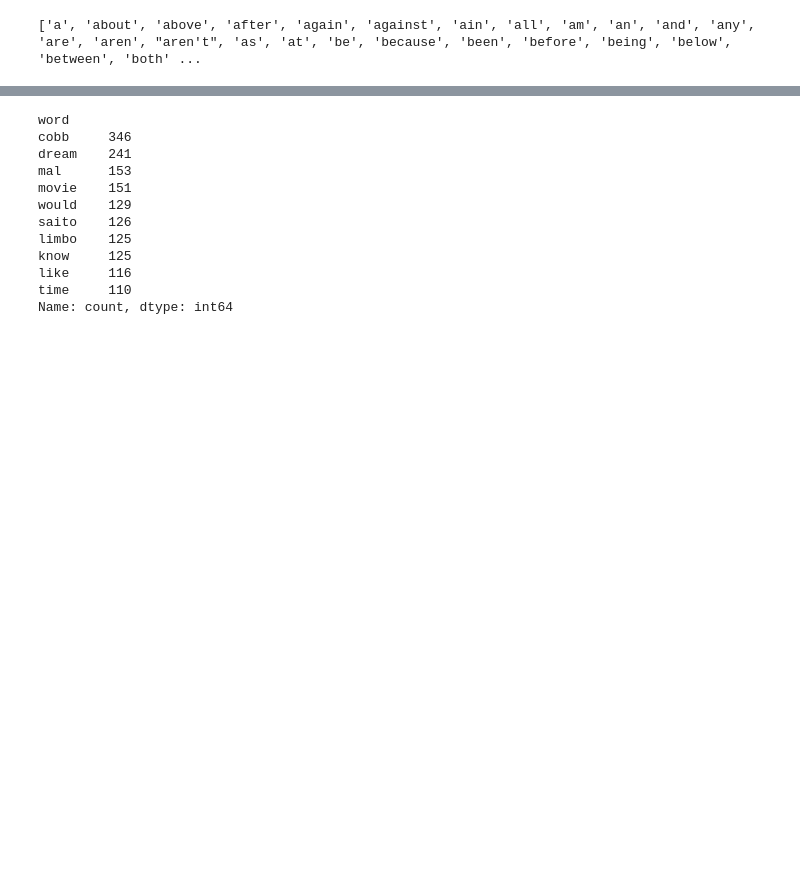
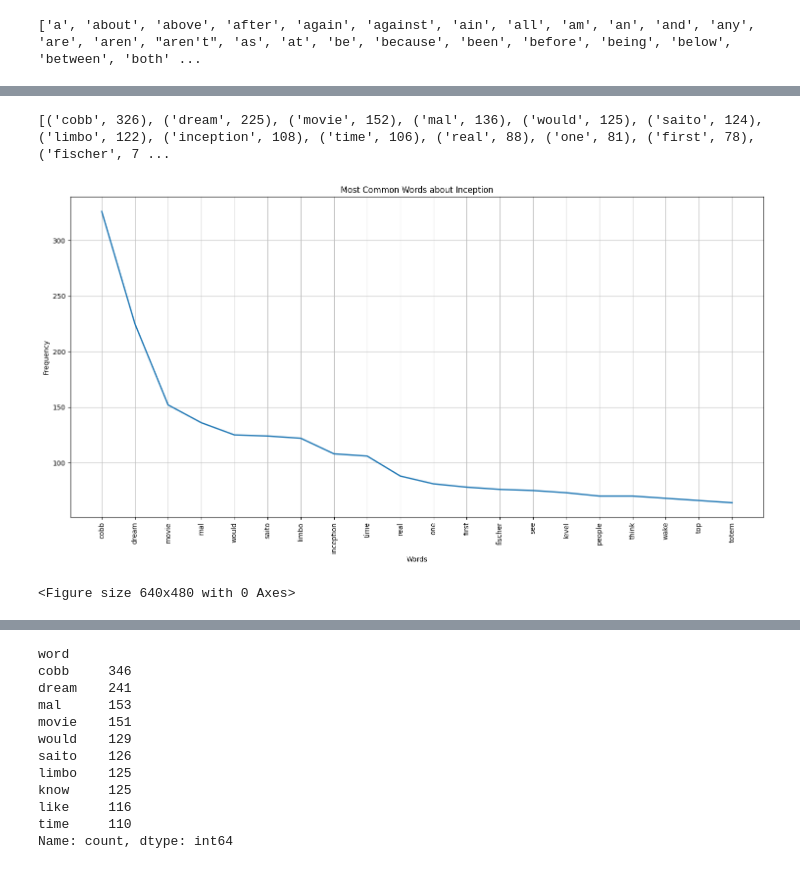
Before and after one commit to raizelistaken/reddit-nlp-sentiment, a Jupyter notebook: Reddit.ipynb, the cells around one changed output, grey strips where cells are left out. Saved outputs shown, nothing was run; the diff lists cells and outputs as text; code cells hidden in the pictures; blank space fills up the shorter version.

```diff
--- a/Reddit.ipynb
+++ b/Reddit.ipynb
@@ -273,0 +272,6 @@ inception.shape
+# %%
+from collections import Counter
+
+all_words = inception["filtered_review"].explode()
+top_words = Counter(all_words).most_common(20)
+print(top_words)
@@ -273,0 +306,21 @@ inception.shape
+# %%
+# Create frequency distribution
+fdist = FreqDist(dict(top_words))
+
+# Now you can inspect fdist
+print(fdist.most_common(20))  # Top 10 most frequent words
+# %% [output]
+[('cobb', 326), ('dream', 225), ('movie', 152), ('mal', 136), ('would', 125), ('saito', 124), ('limbo', 122), ('inception', 108), ('time', 106), ('real', 88), ('one', 81), ('first', 78), ('fischer', 7 ...
+# %%
+#line plot
+fig, ax = plt.subplots(1,1, figsize=(15,8))
+ax = fdist.plot(25, title="Most Common Words about Inception")
+ax.set_xlabel("Words")
+ax.set_ylabel("Frequency")
+plt.tight_layout()
+plt.show()
+
+plt.savefig('images/inceptionfrequency.jpg')
+# %% [output]
+[figure, added]
+<Figure size 640x480 with 0 Axes>
```
Also changed, not shown: parts of 28 cells of this notebook, 3 other files.
